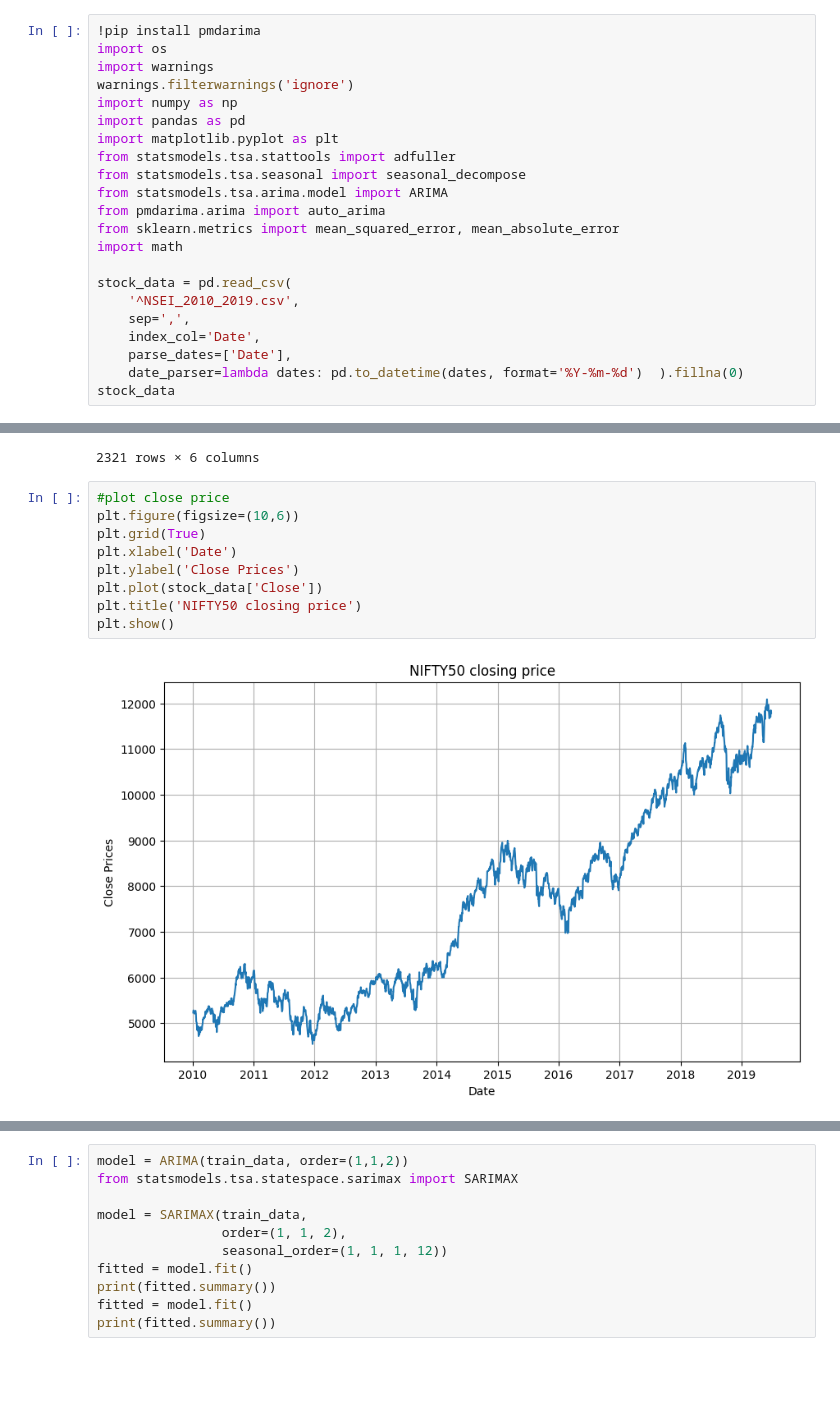
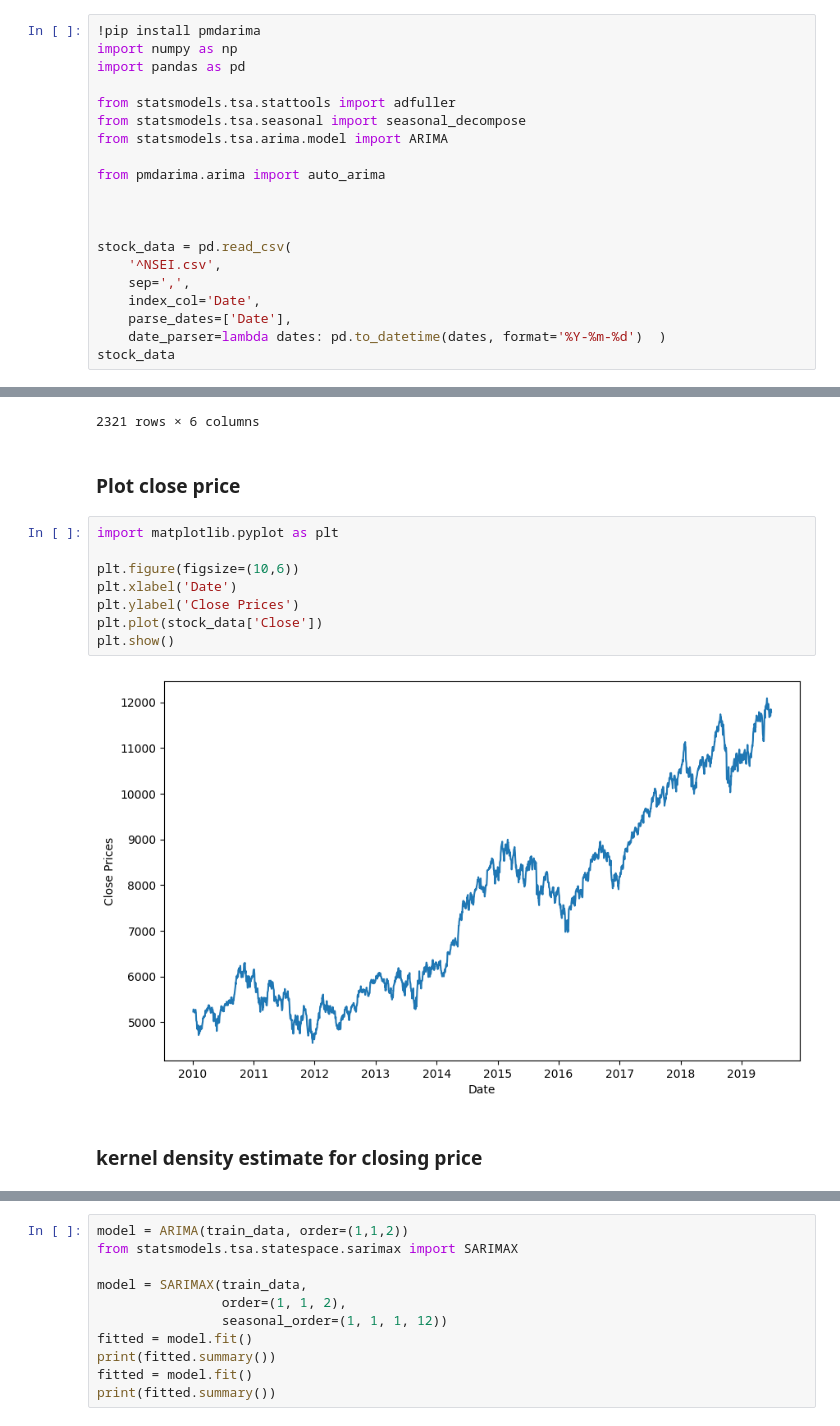
Before and after one commit to vaibhavsiingh/Optimise-Stock-Trading-with-RL, a Jupyter notebook: final.ipynb, the cells around one changed output, grey strips where cells are left out. Saved outputs shown, nothing was run; the diff lists cells and outputs as text; blank space fills up the shorter version.

```diff
--- a/final.ipynb
+++ b/final.ipynb
@@ -36,25 +35,23 @@ data.to_csv(f"{nifty50_symbol}_2010_2019.csv")
 [*********************100%%**********************]  1 of 1 completed
 # %%
 !pip install pmdarima
-import os
-import warnings
-warnings.filterwarnings('ignore')
 import numpy as np
 import pandas as pd
-import matplotlib.pyplot as plt
+
 from statsmodels.tsa.stattools import adfuller
 from statsmodels.tsa.seasonal import seasonal_decompose
 from statsmodels.tsa.arima.model import ARIMA
+
 from pmdarima.arima import auto_arima
-from sklearn.metrics import mean_squared_error, mean_absolute_error
-import math
+
+
 
 stock_data = pd.read_csv(
-    '^NSEI_2010_2019.csv',
+    '^NSEI.csv',
     sep=',',
     index_col='Date',
     parse_dates=['Date'],
-    date_parser=lambda dates: pd.to_datetime(dates, format='%Y-%m-%d')  ).fillna(0)
+    date_parser=lambda dates: pd.to_datetime(dates, format='%Y-%m-%d')  )
 stock_data
 # %% [output]
 Defaulting to user installation because normal site-packages is not writeable
@@ -91,17 +88,20 @@ Requirement already satisfied: six in c:\users\vaibh\appdata\local\packages\pyth
 | 2019-06-27 | 11860.849609 | 11911.150391 | 11821.049805 | 11841.549805 | 11841.549805 | 480200 |
 | 2019-06-28 | 11861.150391 | 11871.700195 | 11775.500000 | 11788.849609 | 11788.849609 | 303900 |
 2321 rows × 6 columns
+# %% [markdown]
+### Plot close price
 # %%
-#plot close price
+import matplotlib.pyplot as plt
+
 plt.figure(figsize=(10,6))
-plt.grid(True)
 plt.xlabel('Date')
 plt.ylabel('Close Prices')
 plt.plot(stock_data['Close'])
-plt.title('NIFTY50 closing price')
 plt.show()
 # %% [output]
-[figure, old version]
+[figure, new version]
+# %% [markdown]
+### kernel density estimate for closing price
 # %%
 df_close = stock_data['Close']
 df_close.plot(kind='kde')
```
Also changed, not shown: parts of 17 cells of this notebook.
